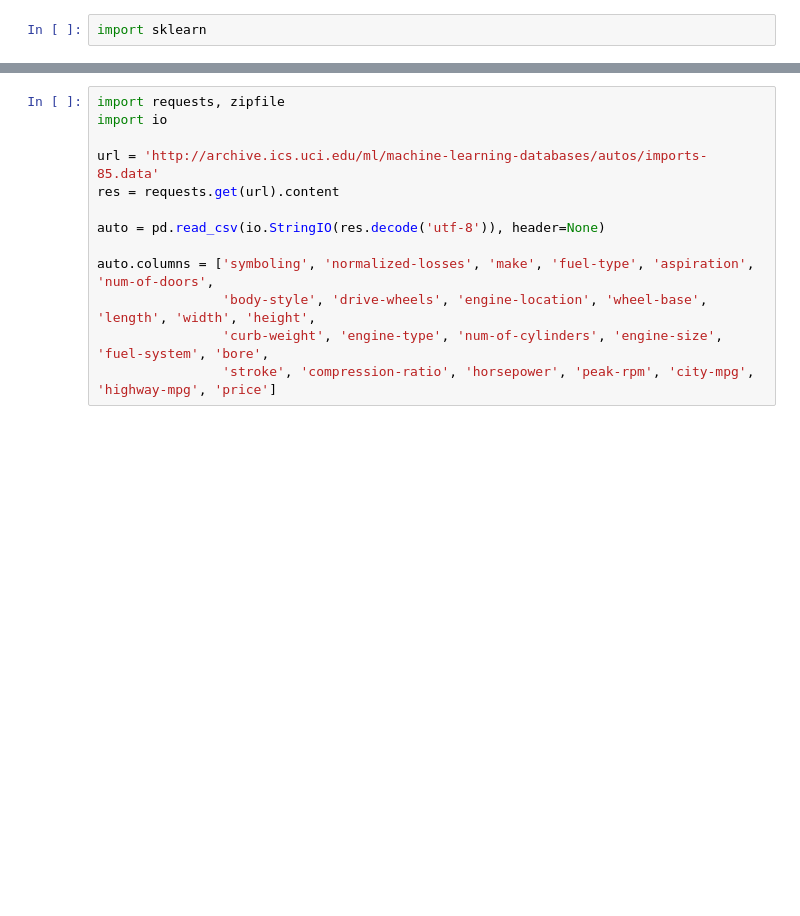
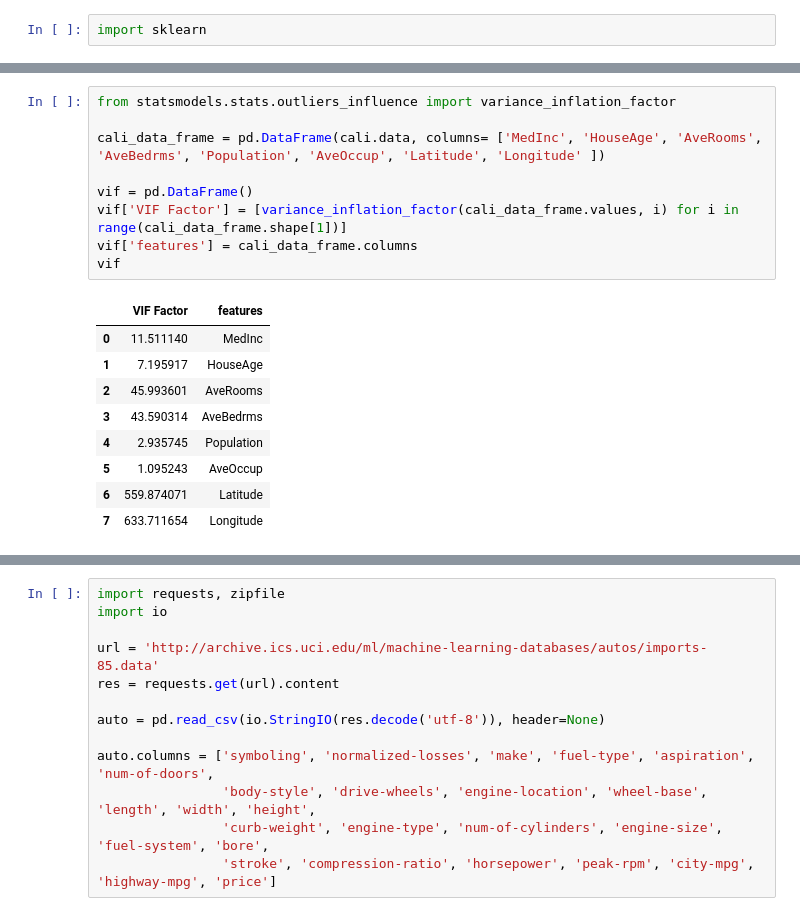
Before and after one commit to jeongbeenson19/dstb, a Jupyter notebook: lin_reg_prac.ipynb, the cells around one changed output, grey strips where cells are left out. Cells and saved outputs as stored; diff of their text form; blank space fills up the shorter version.

```diff
--- a/lin_reg_prac.ipynb
+++ b/lin_reg_prac.ipynb
@@ -18,0 +269,19 @@ import sklearn
+# %%
+from statsmodels.stats.outliers_influence import variance_inflation_factor
+
+cali_data_frame = pd.DataFrame(cali.data, columns= ['MedInc', 'HouseAge', 'AveRooms', 'AveBedrms', 'Population', 'AveOccup', 'Latitude', 'Longitude' ])
+
+vif = pd.DataFrame()
+vif['VIF Factor'] = [variance_inflation_factor(cali_data_frame.values, i) for i in range(cali_data_frame.shape[1])]
+vif['features'] = cali_data_frame.columns
+vif
+# %% [output]
+|  | VIF Factor | features |
+| 0 | 11.511140 | MedInc |
+| 1 | 7.195917 | HouseAge |
+| 2 | 45.993601 | AveRooms |
+| 3 | 43.590314 | AveBedrms |
+| 4 | 2.935745 | Population |
+| 5 | 1.095243 | AveOccup |
+| 6 | 559.874071 | Latitude |
+| 7 | 633.711654 | Longitude |
```
Also changed, not shown: parts of 7 cells of this notebook.
